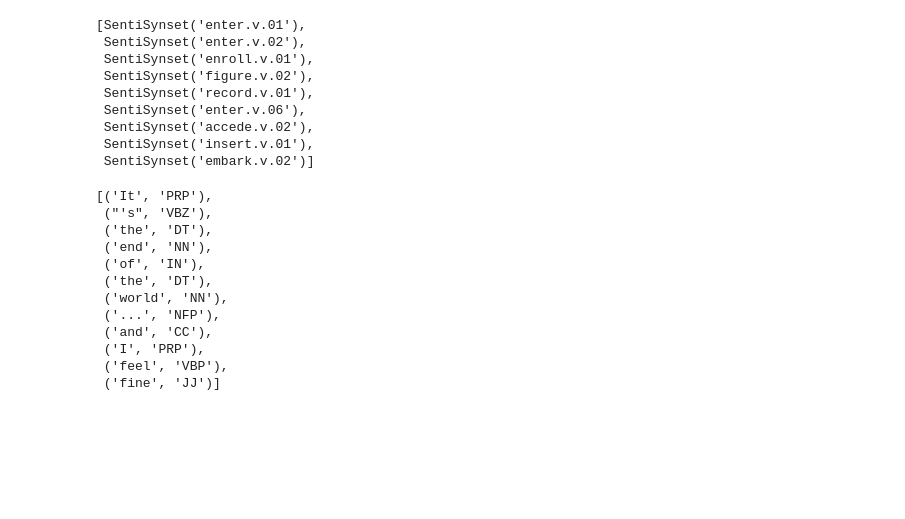
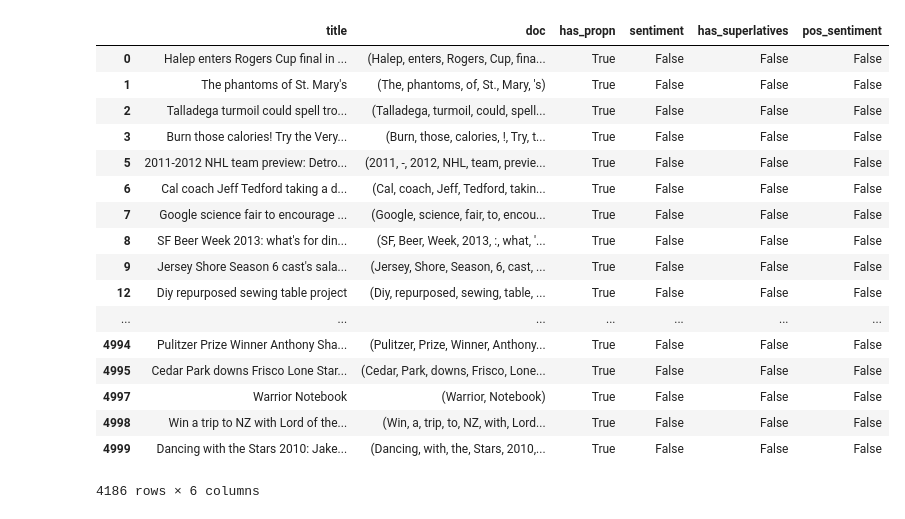
Before and after one commit to sudodoki/prj-nlp, a Jupyter notebook: students/SerhiiNechyporchuk/homework/02-structural-linguistic/02-headlines/Catchy.ipynb, the cells around one changed output. Drawn from its saved outputs; the diff is of its cells as text; code cells hidden in the pictures; blank space fills up the shorter version.

Commit message:
add superlatives

```diff
--- a/students/SerhiiNechyporchuk/homework/02-structural-linguistic/02-headlines/Catchy.ipynb
+++ b/students/SerhiiNechyporchuk/homework/02-structural-linguistic/02-headlines/Catchy.ipynb
@@ -22,7 +22,7 @@ True
 # %%
 nlp = en_core_web_lg.load()
 # %%
-df = pd.read_table("../../../../../tasks/02-structural-linguistics/examiner-headlines.txt", names=['title'])[:50]
+df = pd.read_table("../../../../../tasks/02-structural-linguistics/examiner-headlines.txt", names=['title'])
 # %%
 df = df.assign(doc=df['title'].apply(nlp))
 # %%
@@ -63,4 +63,4 @@ def has_positive_sentiment(doc):
     else:
         return np.nanmax(sentiments) >= 0.5
 # %%
-df.assign(sentiment = df['doc'].apply(lambda x: has_positive_sentiment(x)))
+df = df.assign(pos_sentiment = df['doc'].apply(lambda x: has_positive_sentiment(x)))
@@ -85,27 +67,27 @@ df.assign(sentiment = df['doc'].apply(lambda x: has_positive_sentiment(x)))
-# %%
-list(swn.senti_synsets('enter', 'v'))
-# %% [output]
-[SentiSynset('enter.v.01'),
- SentiSynset('enter.v.02'),
- SentiSynset('enroll.v.01'),
- SentiSynset('figure.v.02'),
- SentiSynset('record.v.01'),
- SentiSynset('enter.v.06'),
- SentiSynset('accede.v.02'),
- SentiSynset('insert.v.01'),
- SentiSynset('embark.v.02')]
-# %%
-[(tok.text, tok.tag_) for tok in nlp("It's the end of the world... and I feel fine")]
-# %% [output]
-[('It', 'PRP'),
- ("'s", 'VBZ'),
- ('the', 'DT'),
- ('end', 'NN'),
- ('of', 'IN'),
- ('the', 'DT'),
- ('world', 'NN'),
- ('...', 'NFP'),
- ('and', 'CC'),
- ('I', 'PRP'),
- ('feel', 'VBP'),
- ('fine', 'JJ')]
+# %%
+def has_superlatives(doc):
+    superlatives = list(filter(lambda tok: tok.tag_ in ('JJS', 'RBS'), doc))
+    return len(superlatives) != 0
+# %%
+df = df.assign(has_superlatives=df['doc'].apply(has_superlatives))
+# %%
+df[df['has_propn'] | df['pos_sentiment'] | df['has_superlatives']]
+# %% [output]
+|  | title | doc | has_propn | sentiment | has_superlatives | pos_sentiment |
+| 0 | Halep enters Rogers Cup final in ... | (Halep, enters, Rogers, Cup, fina... | True | False | False | False |
+| 1 | The phantoms of St. Mary's | (The, phantoms, of, St., Mary, 's) | True | False | False | False |
+| 2 | Talladega turmoil could spell tro... | (Talladega, turmoil, could, spell... | True | False | False | False |
+| 3 | Burn those calories! Try the Very... | (Burn, those, calories, !, Try, t... | True | False | False | False |
+| 5 | 2011-2012 NHL team preview: Detro... | (2011, -, 2012, NHL, team, previe... | True | False | False | False |
+| 6 | Cal coach Jeff Tedford taking a d... | (Cal, coach, Jeff, Tedford, takin... | True | False | False | False |
+| 7 | Google science fair to encourage ... | (Google, science, fair, to, encou... | True | False | False | False |
+| 8 | SF Beer Week 2013: what's for din... | (SF, Beer, Week, 2013, :, what, '... | True | False | False | False |
+| 9 | Jersey Shore Season 6 cast's sala... | (Jersey, Shore, Season, 6, cast, ... | True | False | False | False |
+| 12 | Diy repurposed sewing table project | (Diy, repurposed, sewing, table, ... | True | False | False | False |
+| ... | ... | ... | ... | ... | ... | ... |
+| 4994 | Pulitzer Prize Winner Anthony Sha... | (Pulitzer, Prize, Winner, Anthony... | True | False | False | False |
+| 4995 | Cedar Park downs Frisco Lone Star... | (Cedar, Park, downs, Frisco, Lone... | True | False | False | False |
+| 4997 | Warrior Notebook | (Warrior, Notebook) | True | False | False | False |
+| 4998 | Win a trip to NZ with Lord of the... | (Win, a, trip, to, NZ, with, Lord... | True | False | False | False |
+| 4999 | Dancing with the Stars 2010: Jake... | (Dancing, with, the, Stars, 2010,... | True | False | False | False |
+4186 rows × 6 columns
```
Also changed, not shown: parts of 2 cells of this notebook.
